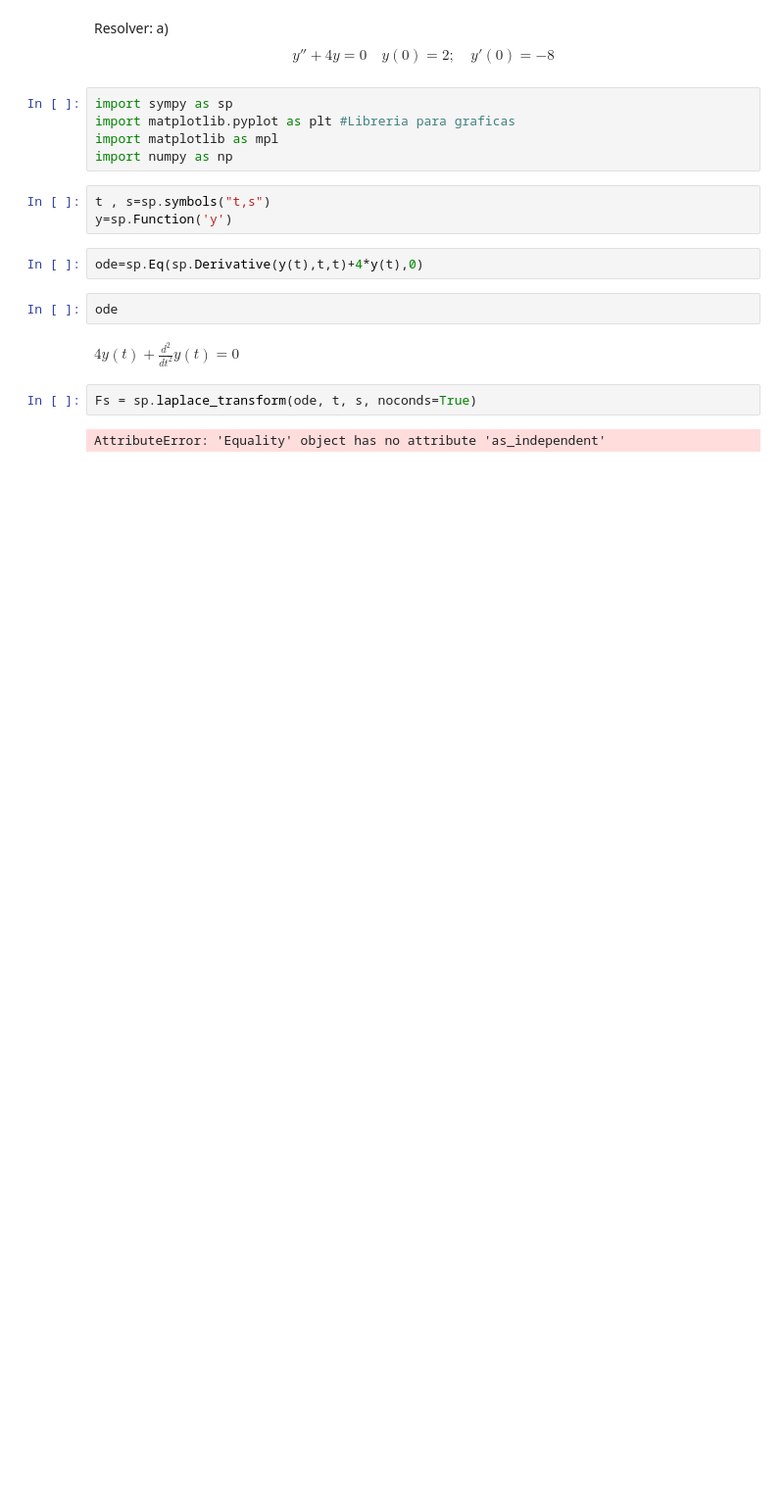
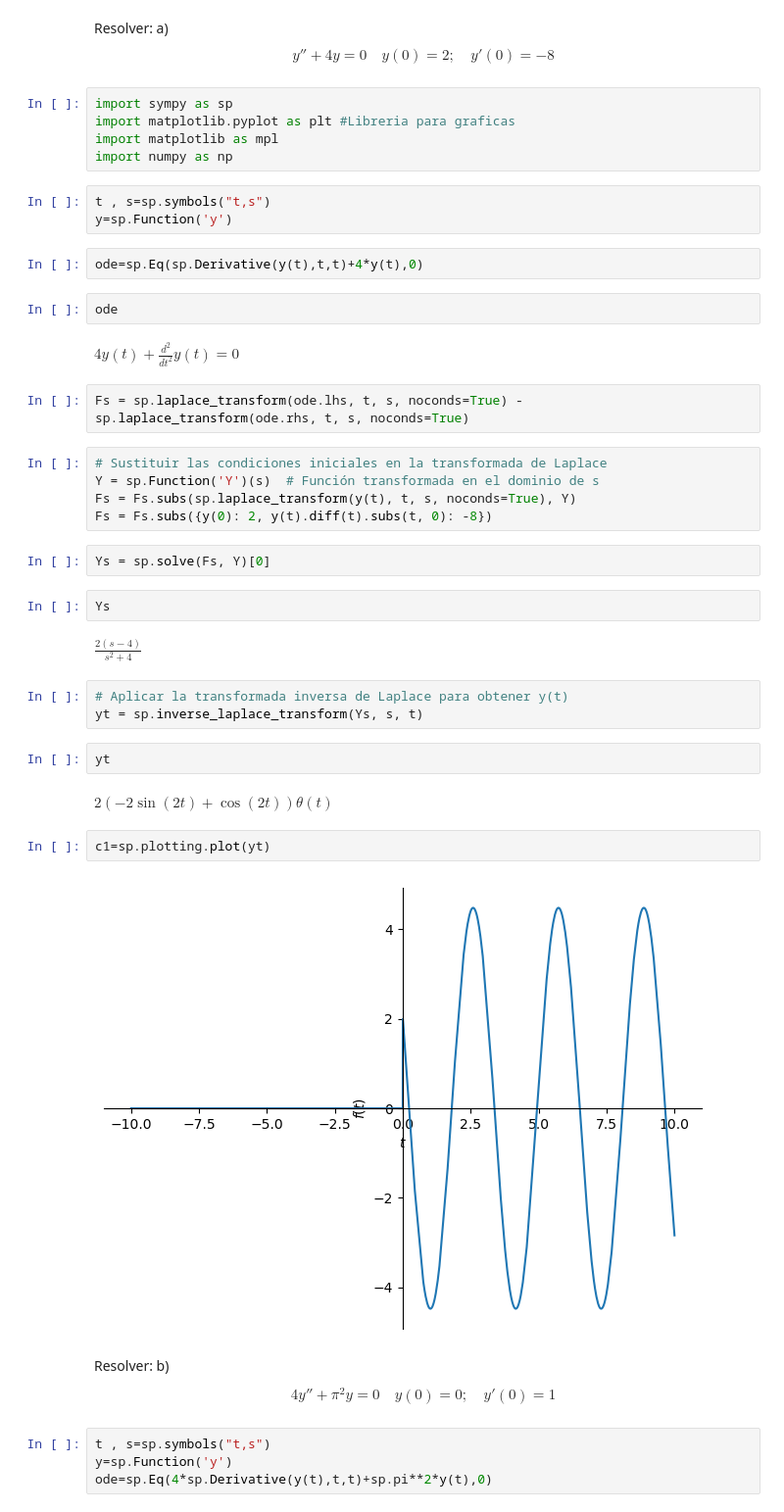
Before and after one commit to JaviMH24/Topicos-de-Ecuaciones-Diferenciales, a Jupyter notebook: Actividad_4.ipynb, the cells around one changed output. Shown: that part at 98% size. Cells and saved outputs as stored; diff of their text form; blank space fills up the shorter version.

```diff
--- a/Actividad_4.ipynb
+++ b/Actividad_4.ipynb
@@ -20,6 +20,34 @@ ode
 # %% [output]
 $\displaystyle 4 y{\left(t \right)} + \frac{d^{2}}{d t^{2}} y{\left(t \right)} = 0$
 # %%
-Fs = sp.laplace_transform(ode, t, s, noconds=True)
+Fs = sp.laplace_transform(ode.lhs, t, s, noconds=True) - sp.laplace_transform(ode.rhs, t, s, noconds=True)
-# %% [output]
-AttributeError: 'Equality' object has no attribute 'as_independent'
+# %%
+# Sustituir las condiciones iniciales en la transformada de Laplace
+Y = sp.Function('Y')(s)  # Función transformada en el dominio de s
+Fs = Fs.subs(sp.laplace_transform(y(t), t, s, noconds=True), Y)
+Fs = Fs.subs({y(0): 2, y(t).diff(t).subs(t, 0): -8})
+# %%
+Ys = sp.solve(Fs, Y)[0]
+# %%
+Ys
+# %% [output]
+$\displaystyle \frac{2 \left(s - 4\right)}{s^{2} + 4}$
+# %%
+# Aplicar la transformada inversa de Laplace para obtener y(t)
+yt = sp.inverse_laplace_transform(Ys, s, t)
+# %%
+yt
+# %% [output]
+$\displaystyle 2 \left(- 2 \sin{\left(2 t \right)} + \cos{\left(2 t \right)}\right) \theta\left(t\right)$
+# %%
+c1=sp.plotting.plot(yt)
+# %% [output]
+[figure, added]
+# %% [markdown]
+Resolver: b)
+
+$$ 4y''+\pi^2y=0 \quad y(0)=0 ; \quad y'(0)=1$$
+# %%
+t , s=sp.symbols("t,s")
+y=sp.Function('y')
+ode=sp.Eq(4*sp.Derivative(y(t),t,t)+sp.pi**2*y(t),0)
```
Also changed, not shown: parts of 42 cells of this notebook.
